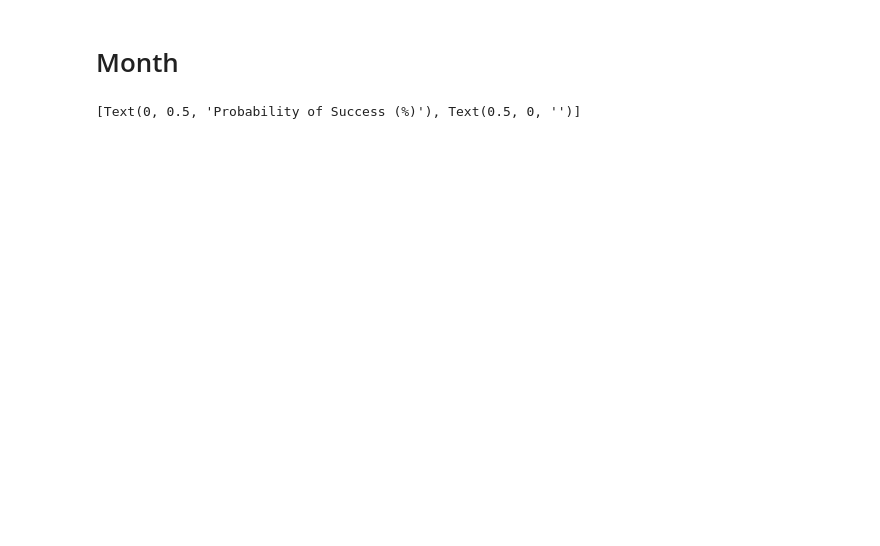
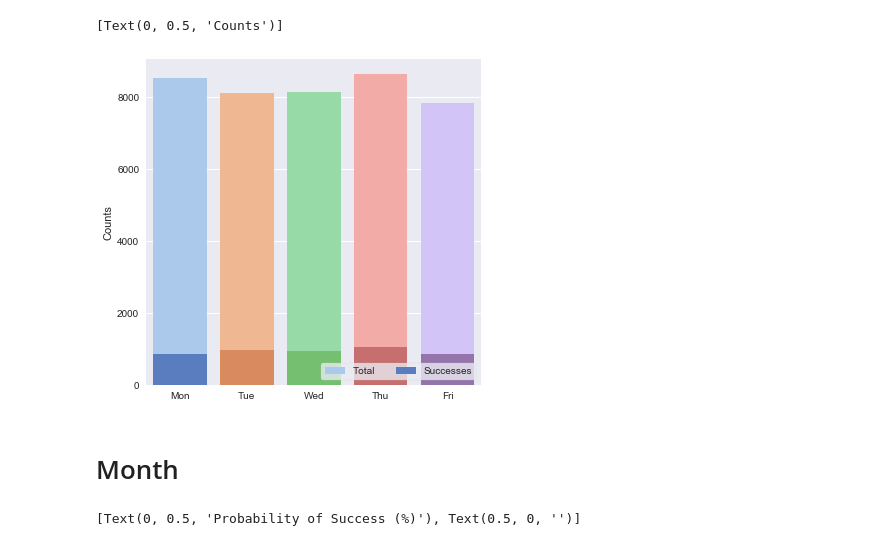
Before and after one commit to sepehrfrgh/ece143_direct_marketing, a Jupyter notebook: time_analysis.ipynb, the cells around one changed output. Cells and saved outputs as stored; diff of their text form; code cells hidden in the pictures; blank space fills up the shorter version.

```diff
--- a/time_analysis.ipynb
+++ b/time_analysis.ipynb
@@ -56,3 +37,21 @@ fig.set(ylabel='Probability of Success (%)',
+# %%
+day_of_week_successes = my_ta.get_success_count('day_of_week')
+day_of_week_count = my_ta.get_count('day_of_week')
+
+f, ax = plt.subplots(figsize=(6, 6))
+sns.barplot(x=ta.number_to_day_of_week(day_of_week_count['day_of_week']),
+            y=day_of_week_count['y'],
+            palette='pastel',
+            label="Total")
+sns.barplot(x=ta.number_to_day_of_week(day_of_week_successes['day_of_week']),
+            y=day_of_week_successes['y'],
+            palette='muted',
+            label="Successes")
+ax.legend(ncol=2, loc="lower right", frameon=True)
+ax.set(ylabel='Counts')
+# %% [output]
+[Text(0, 0.5, 'Counts')]
+[figure, added]
 # %% [markdown]
 # Month
 # %%
```
Also changed, not shown: parts of 22 cells of this notebook, 2 other files.
